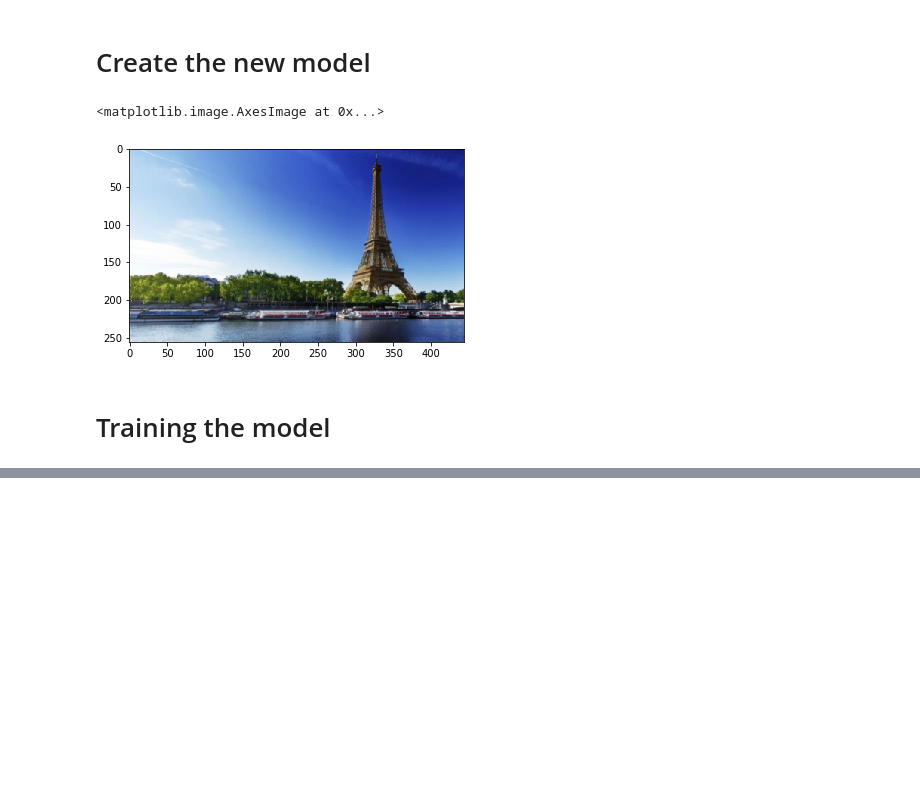
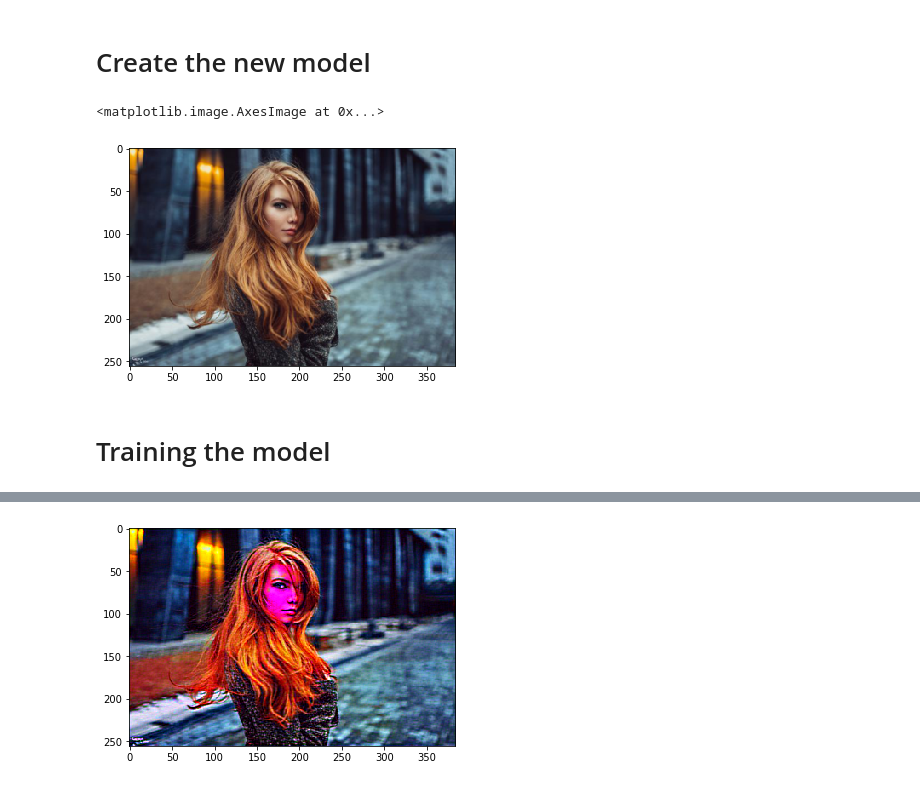
Before and after one commit to psambit9791/ArtWithinAI, a Jupyter notebook: II - Style Transfer.ipynb, the cells around one changed output, grey strips where cells are left out. Drawn from its saved outputs; the diff is of its cells as text; code cells hidden in the pictures; blank space fills up the shorter version.

```diff
--- a/II - Style Transfer.ipynb
+++ b/II - Style Transfer.ipynb
@@ -33,7 +33,7 @@ def tensor_to_image(tensor):
     img = transforms.ToPILImage()(tensor.clone().cpu().squeeze(0))
     return img
 # %%
-set_folder = "Set7"
+set_folder = "Set3"
 
 content = file_to_tensor("UpdatedSets/"+set_folder+"/content.jpg")
 style = file_to_tensor("UpdatedSets/"+set_folder+"/style.png")
@@ -150,7 +150,7 @@ else:
 plt.imshow(input_img)
 # %% [output]
 <matplotlib.image.AxesImage at 0x...>
-[figure, old version]
+[figure, new version]
 # %% [markdown]
 # Training the model
 # %%
@@ -158,7 +158,7 @@ def style_transfer(vgg, content_img, style_img, input_img, iters=10, style_w=100
 
     input_img = image_to_tensor(input_img)
     model, con_layers, st_layers = get_new_model(vgg, content_img, style_img)
-    optimiser = torch.optim.LBFGS([input_img.requires_grad_()])
+    optimiser = torch.optim.LBFGS([input_img.requires_grad_()], lr=0.01)
 
     for i in range(iters):
 
@@ -188,6 +188,6 @@ def style_transfer(vgg, content_img, style_img, input_img, iters=10, style_w=100
     plt.imshow(final_img)
     return final_img
 # %%
-output = style_transfer(vgg, content, style, input_img, iters=20, style_w=1000000, content_w=1)
+output = style_transfer(vgg, content, style, input_img, iters=250, style_w=1000000, content_w=10)
 output.save("UpdatedSets/"+set_folder+"/output.png")
 # %% [output]
@@ -210,0 +211 @@ Iteration 12:  Style Loss = 0.000000  Content Loss = 0.276498
+[figure, added]
```
Also changed, not shown: parts of 1 cell of this notebook, 7 other files.
